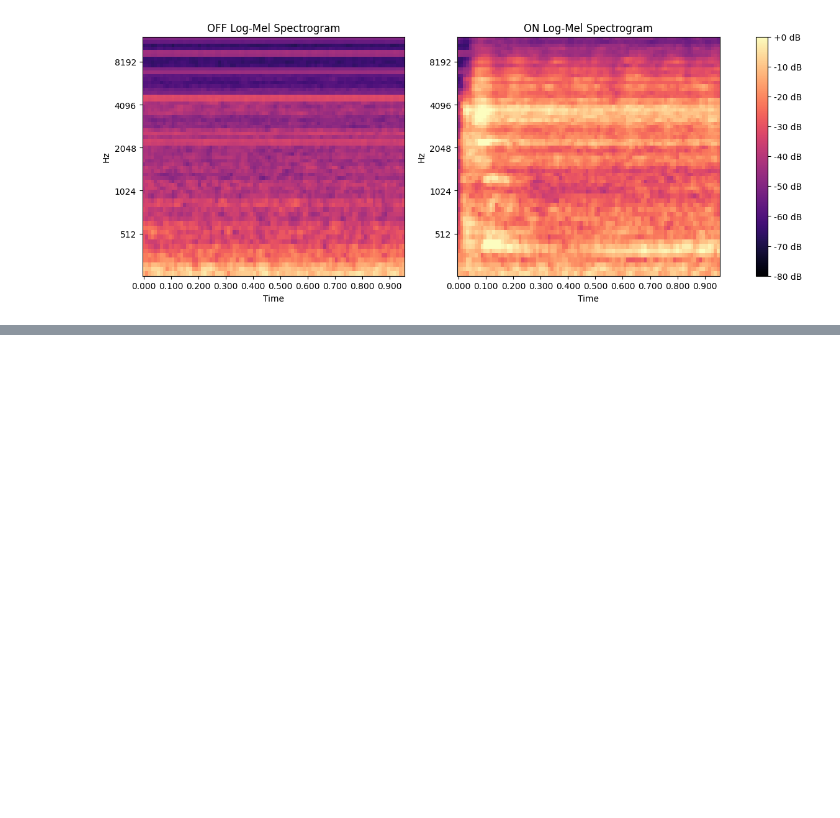
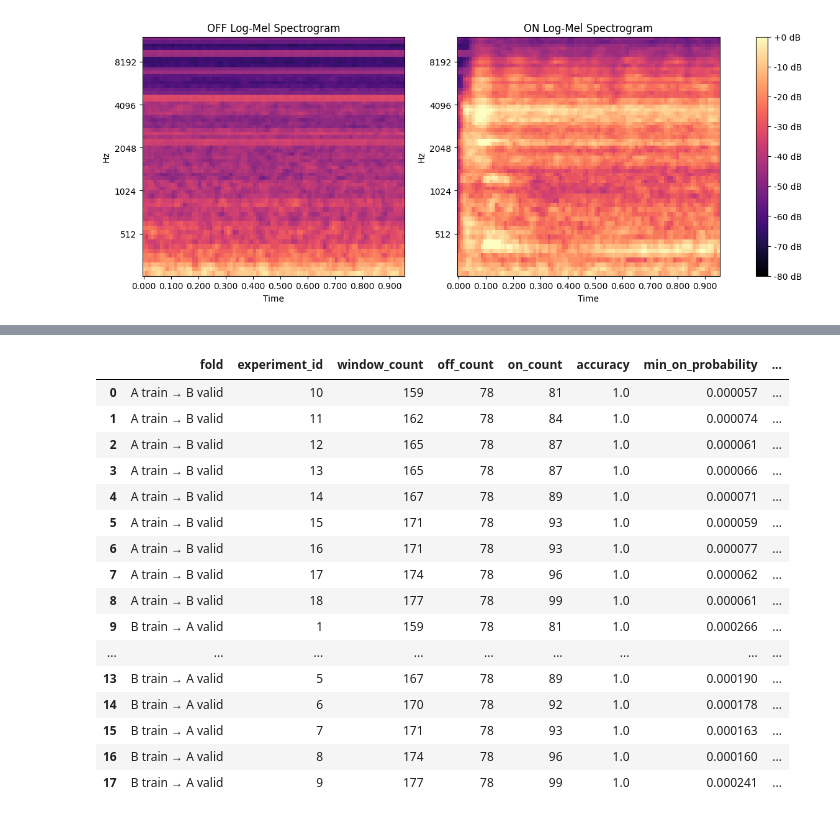
Before and after one commit to tnwlvos/Purdue-AI-education-Muchine-Learning-, a Jupyter notebook: FSSW_Audio_Classification.ipynb, the cells around one changed output, grey strips where cells are left out. Saved outputs shown, nothing was run; the diff lists cells and outputs as text; code cells hidden in the pictures; blank space fills up the shorter version.

```diff
--- a/FSSW_Audio_Classification.ipynb
+++ b/FSSW_Audio_Classification.ipynb
@@ -354,0 +1463,100 @@ ON Log-Mel shape: (64, 90)
+# %%
+def make_experiment_result_table(
+    experiment_ids,
+    labels,
+    predictions,
+    probabilities,
+    fold_name,
+):
+    result = pd.DataFrame({
+        "experiment_id": experiment_ids,
+        "label": labels,
+        "prediction": predictions,
+        "on_probability": probabilities,
+    })
+
+    result["correct"] = (
+        result["label"] == result["prediction"]
+    )
+
+    experiment_summary = (
+        result.groupby("experiment_id")
+        .agg(
+            window_count=("label", "size"),
+            off_count=(
+                "label",
+                lambda values: (values == 0).sum(),
+            ),
+            on_count=(
+                "label",
+                lambda values: (values == 1).sum(),
+            ),
+            accuracy=("correct", "mean"),
+            min_on_probability=(
+                "on_probability",
+                "min",
+            ),
+            max_on_probability=(
+                "on_probability",
+                "max",
+            ),
+        )
+        .reset_index()
+    )
+
+    experiment_summary.insert(
+        0,
+        "fold",
+        fold_name,
+    )
+
+    return experiment_summary
+
+
+fold_1_experiment_results = (
+    make_experiment_result_table(
+        development_b_cache["experiment_id"],
+        labels_fold_1,
+        predictions_fold_1,
+        probabilities_fold_1,
+        "A train → B valid",
+    )
+)
+
+fold_2_experiment_results = (
+    make_experiment_result_table(
+        development_a_cache["experiment_id"],
+        labels_fold_2,
+        predictions_fold_2,
+        probabilities_fold_2,
+        "B train → A valid",
+    )
+)
+
+cross_validation_experiment_results = pd.concat(
+    [
+        fold_1_experiment_results,
+        fold_2_experiment_results,
+    ],
+    ignore_index=True,
+)
+
+display(cross_validation_experiment_results)
+# %% [output]
+|  | fold | experiment_id | window_count | off_count | on_count | accuracy | min_on_probability | ... |
+| 0 | A train → B valid | 10 | 159 | 78 | 81 | 1.0 | 0.000057 | ... |
+| 1 | A train → B valid | 11 | 162 | 78 | 84 | 1.0 | 0.000074 | ... |
+| 2 | A train → B valid | 12 | 165 | 78 | 87 | 1.0 | 0.000061 | ... |
+| 3 | A train → B valid | 13 | 165 | 78 | 87 | 1.0 | 0.000066 | ... |
+| 4 | A train → B valid | 14 | 167 | 78 | 89 | 1.0 | 0.000071 | ... |
+| 5 | A train → B valid | 15 | 171 | 78 | 93 | 1.0 | 0.000059 | ... |
+| 6 | A train → B valid | 16 | 171 | 78 | 93 | 1.0 | 0.000077 | ... |
+| 7 | A train → B valid | 17 | 174 | 78 | 96 | 1.0 | 0.000062 | ... |
+| 8 | A train → B valid | 18 | 177 | 78 | 99 | 1.0 | 0.000061 | ... |
+| 9 | B train → A valid | 1 | 159 | 78 | 81 | 1.0 | 0.000266 | ... |
+| ... | ... | ... | ... | ... | ... | ... | ... | ... |
+| 13 | B train → A valid | 5 | 167 | 78 | 89 | 1.0 | 0.000190 | ... |
+| 14 | B train → A valid | 6 | 170 | 78 | 92 | 1.0 | 0.000178 | ... |
+| 15 | B train → A valid | 7 | 171 | 78 | 93 | 1.0 | 0.000163 | ... |
+| 16 | B train → A valid | 8 | 174 | 78 | 96 | 1.0 | 0.000160 | ... |
+| 17 | B train → A valid | 9 | 177 | 78 | 99 | 1.0 | 0.000241 | ... |
```
Also changed, not shown: parts of 26 cells of this notebook.
